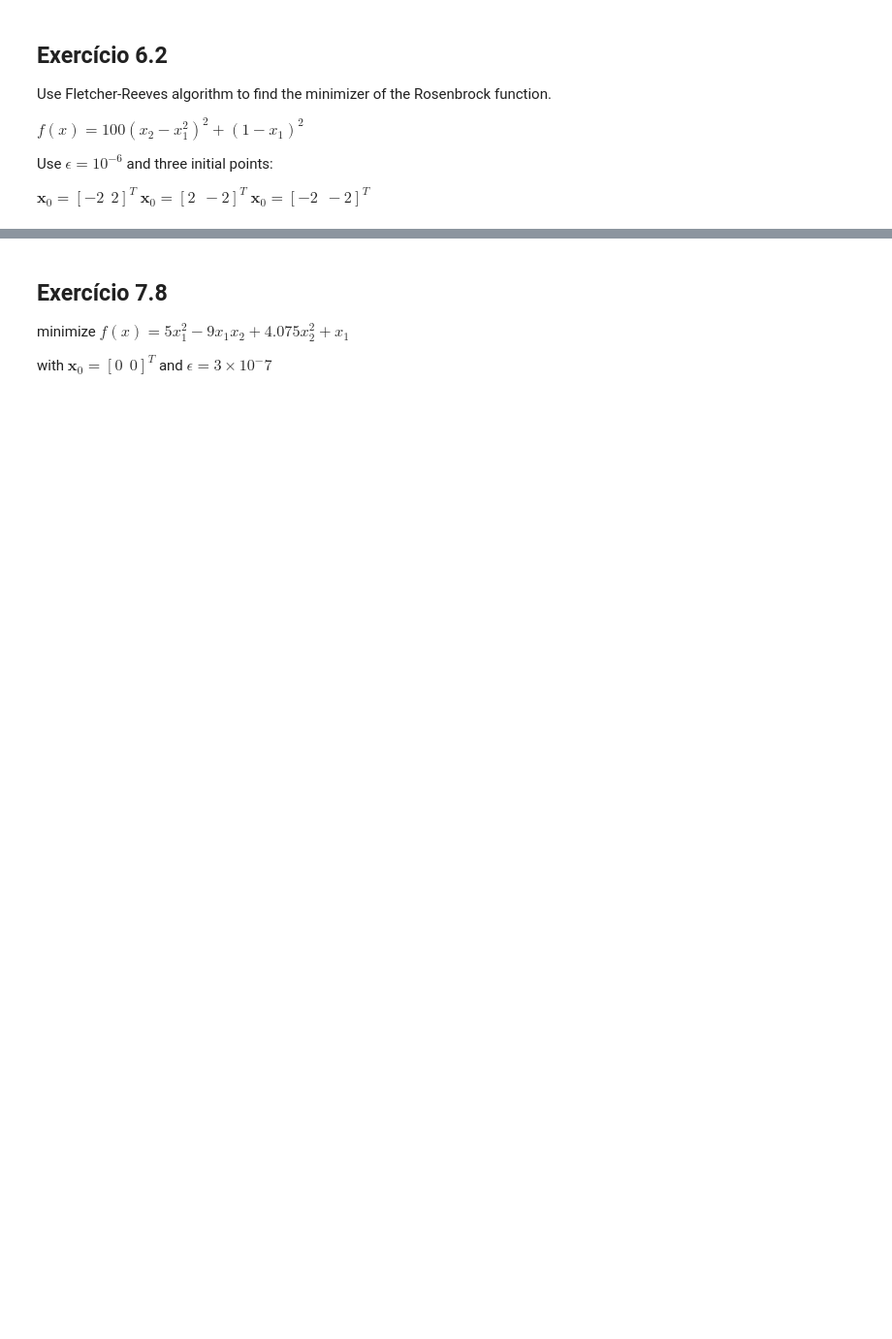
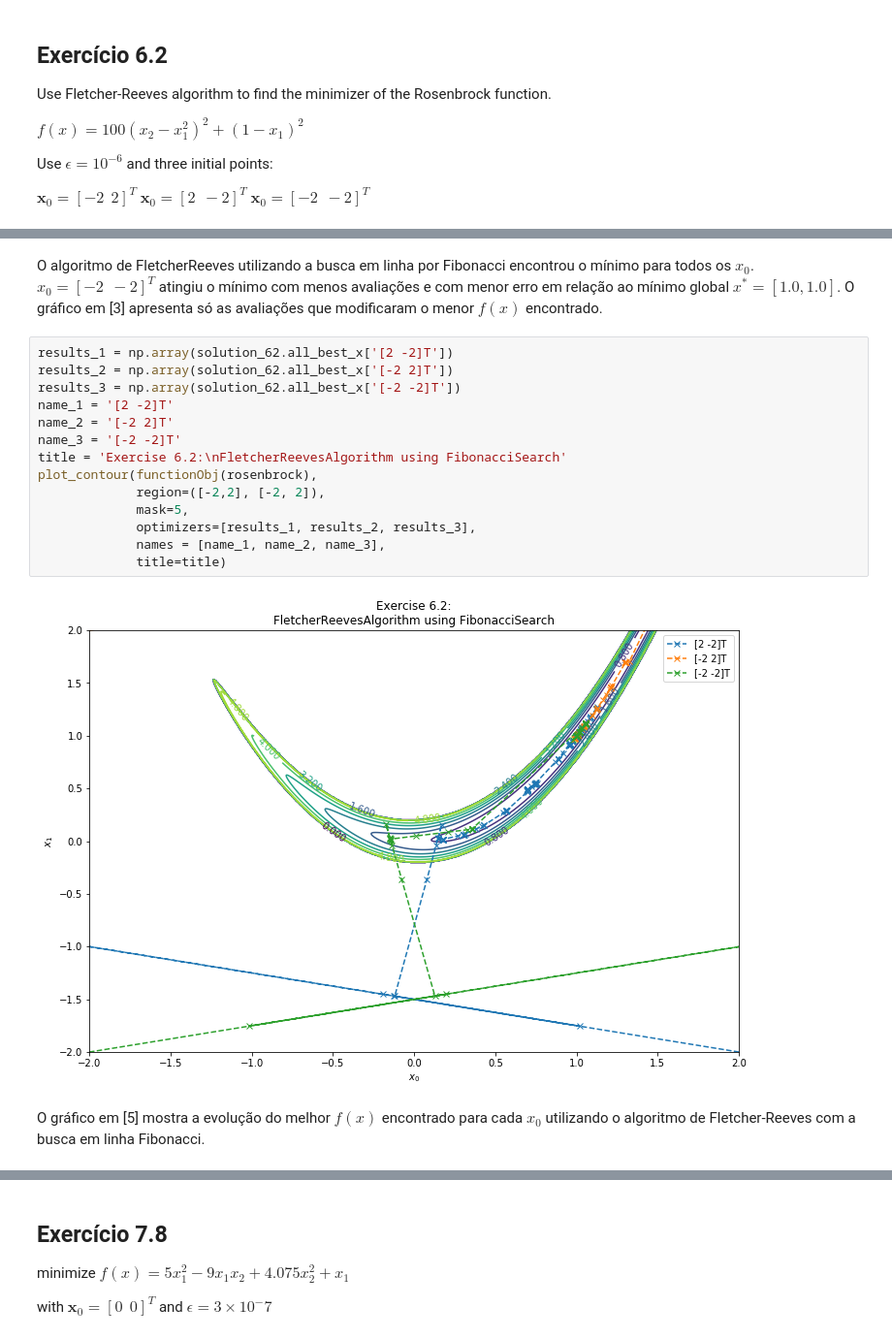
Before and after one commit to crucis/ConvexOptimization, a Jupyter notebook: Exercises/Lista3/Lista 3.ipynb, the cells around one changed output, grey strips where cells are left out. Shown at 97% size. Cells and saved outputs as stored; diff of their text form; blank space fills up the shorter version.

```diff
--- a/Exercises/Lista3/Lista 3.ipynb
+++ b/Exercises/Lista3/Lista 3.ipynb
@@ -96,3 +97,24 @@ solution_62[['best_x', 'best_f', 'fevals', 'grad_evals', 'nevals', 'run_time (s)
+# %% [markdown]
+O algoritmo de FletcherReeves utilizando a busca em linha por Fibonacci encontrou o mínimo para todos os $x_0$. $x_0=[-2~~-2]^T$ atingiu o mínimo com menos avaliações e com menor erro em relação ao mínimo global $x^* = [1.0, 1.0]$.
+O gráfico em [3] apresenta só as avaliações que modificaram o menor $f(x)$ encontrado.
+# %%
+results_1 = np.array(solution_62.all_best_x['[2 -2]T'])
+results_2 = np.array(solution_62.all_best_x['[-2 2]T'])
+results_3 = np.array(solution_62.all_best_x['[-2 -2]T'])
+name_1 = '[2 -2]T'
+name_2 = '[-2 2]T'
+name_3 = '[-2 -2]T'
+title = 'Exercise 6.2:\nFletcherReevesAlgorithm using FibonacciSearch'
+plot_contour(functionObj(rosenbrock),
+             region=([-2,2], [-2, 2]),
+             mask=5,
+             optimizers=[results_1, results_2, results_3],
+             names = [name_1, name_2, name_3],
+             title=title)
+# %% [output]
+[figure, added]
+# %% [markdown]
+O gráfico em [5] mostra a evolução do melhor $f(x)$ encontrado para cada $x_0$ utilizando o algoritmo de Fletcher-Reeves com a busca em linha Fibonacci.
 # %% [markdown]
 ## Exercício 6.3
 
```
Also changed, not shown: parts of 42 cells of this notebook, 1 other file.
